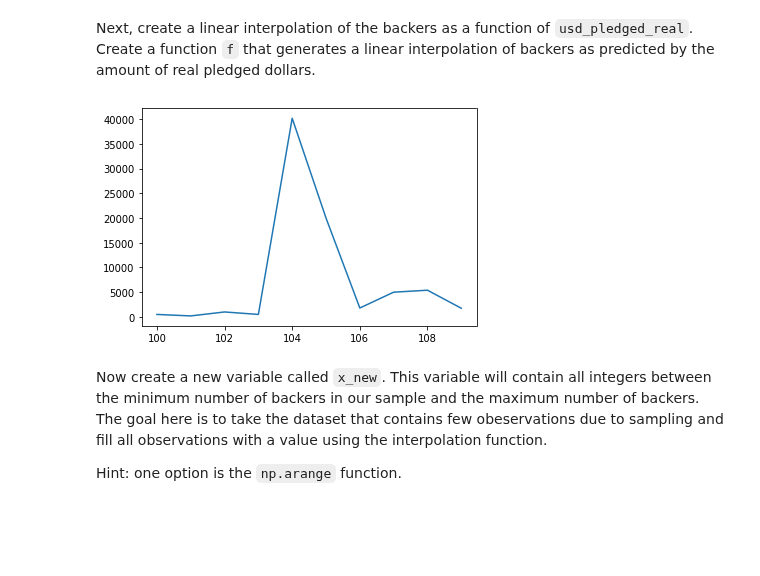
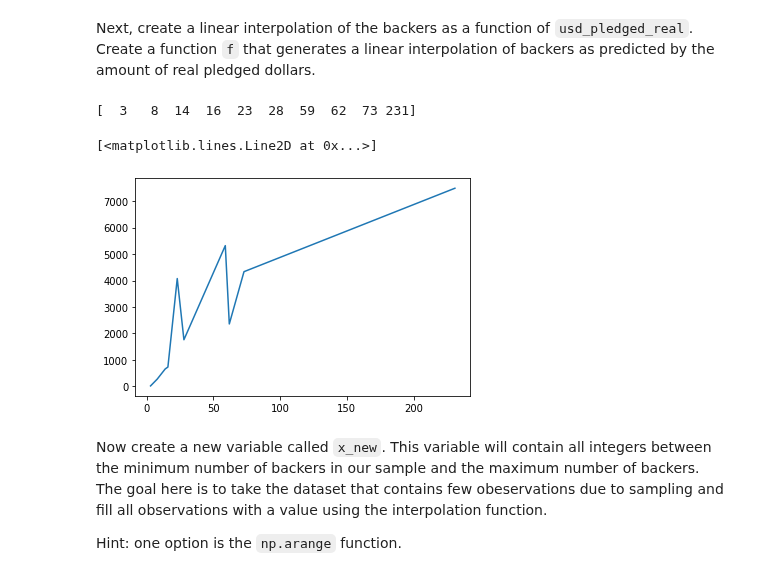
Before and after one commit to ta-data-lis/lab-intro-to-scipy, a Jupyter notebook: your-code/main.ipynb, the cells around one changed output. Drawn from its saved outputs; the diff is of its cells as text; code cells hidden in the pictures; blank space fills up the shorter version.

```diff
--- a/your-code/main.ipynb
+++ b/your-code/main.ipynb
@@ -84,13 +97,18 @@ In the cell below, import the `interp1d` function and first take a sample of 10
 from scipy import interpolate
 # %% [markdown]
 Next, create a linear interpolation of the backers as a function of `usd_pledged_real`. Create a function `f` that generates a linear interpolation of backers as predicted by the amount of real pledged dollars.
+# %%
+sample = ks[['backers', 'usd_pledged_real']].sample(n=10).sort_values(by='backers')
 # %%
-x = sample.usd_goal_real.index
-y = sample.usd_goal_real
+x = np.array(sample.backers)
+print(x)
+y = sample.usd_pledged_real
+f = interpolate.interp1d(x, y, 'quadratic')
 plt.plot(x, y)
-f = interpolate.interp1d(x, y, 'quadratic')
 # %% [output]
+[  3   8  14  16  23  28  59  62  73 231]
+[<matplotlib.lines.Line2D at 0x...>]
-[figure, old version]
+[figure, new version]
 # %% [markdown]
 Now create a new variable called `x_new`. This variable will contain all integers between the minimum number of backers in our sample and the maximum number of backers. The goal here is to take the dataset that contains few obeservations due to sampling and fill all observations with a value using the interpolation function.
 
```
Also changed, not shown: parts of 11 cells of this notebook.
